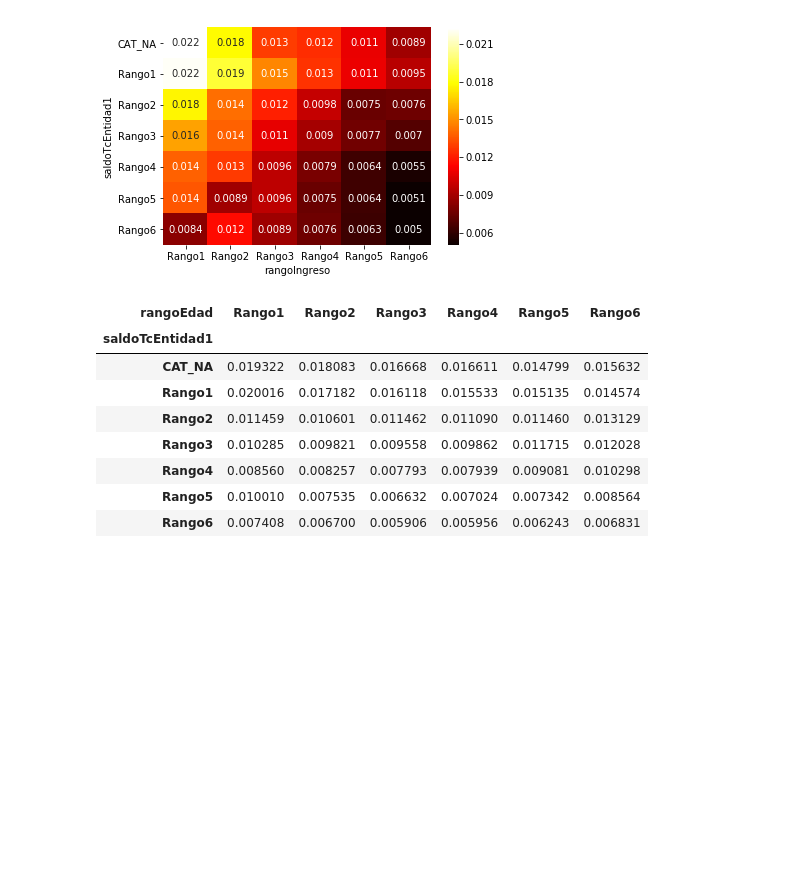
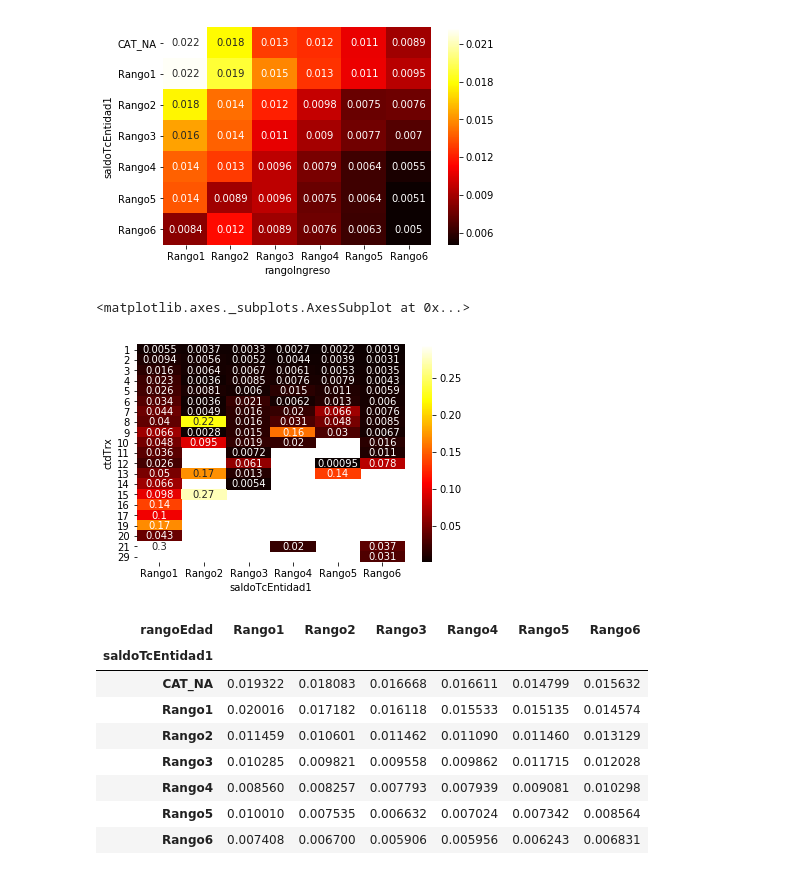
Before and after one commit to G94/notebooks_examples, a Jupyter notebook: Kaggle_competitions/bbvadatachallenge2018_notebook.ipynb, the cells around one changed output. Drawn from its saved outputs; the diff is of its cells as text; code cells hidden in the pictures; blank space fills up the shorter version.

```diff
--- a/Kaggle_competitions/bbvadatachallenge2018_notebook.ipynb
+++ b/Kaggle_competitions/bbvadatachallenge2018_notebook.ipynb
@@ -139,6 +161,12 @@ sns.heatmap(pt_ringreso, annot=True,cmap="hot")
 # %% [output]
 <matplotlib.axes._subplots.AxesSubplot at 0x...>
 [figure]
+# %%
+pt_ringreso = train_perfil.pivot_table(index="ctdTrx",columns="saldoTcEntidad1",values="ratingMonto",aggfunc="median")
+sns.heatmap(pt_ringreso, annot=True,cmap="hot")
+# %% [output]
+<matplotlib.axes._subplots.AxesSubplot at 0x...>
+[figure, added]
 # %%
 train_perfil.pivot_table(index="saldoTcEntidad1",columns="rangoEdad",values="ratingMonto",aggfunc="mean")
 # %% [output]
```
Also changed, not shown: parts of 53 cells of this notebook.
